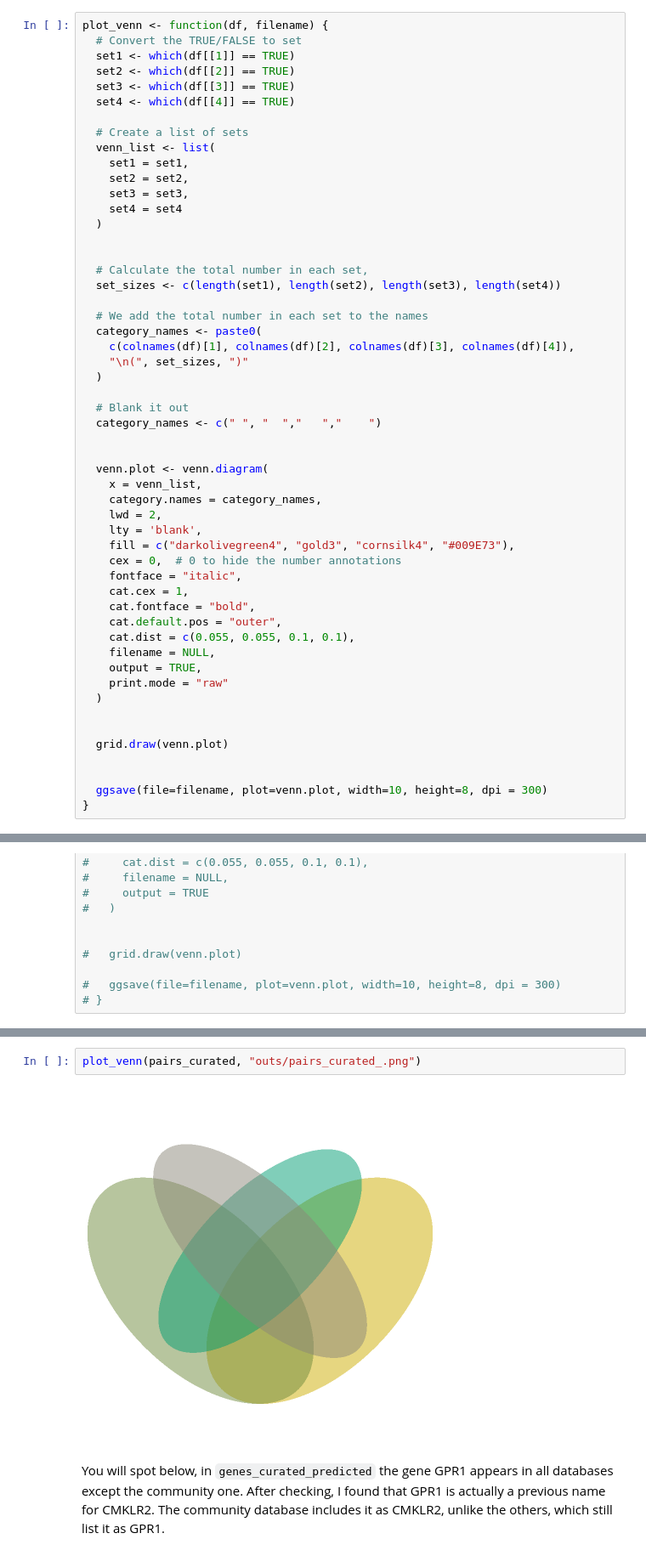
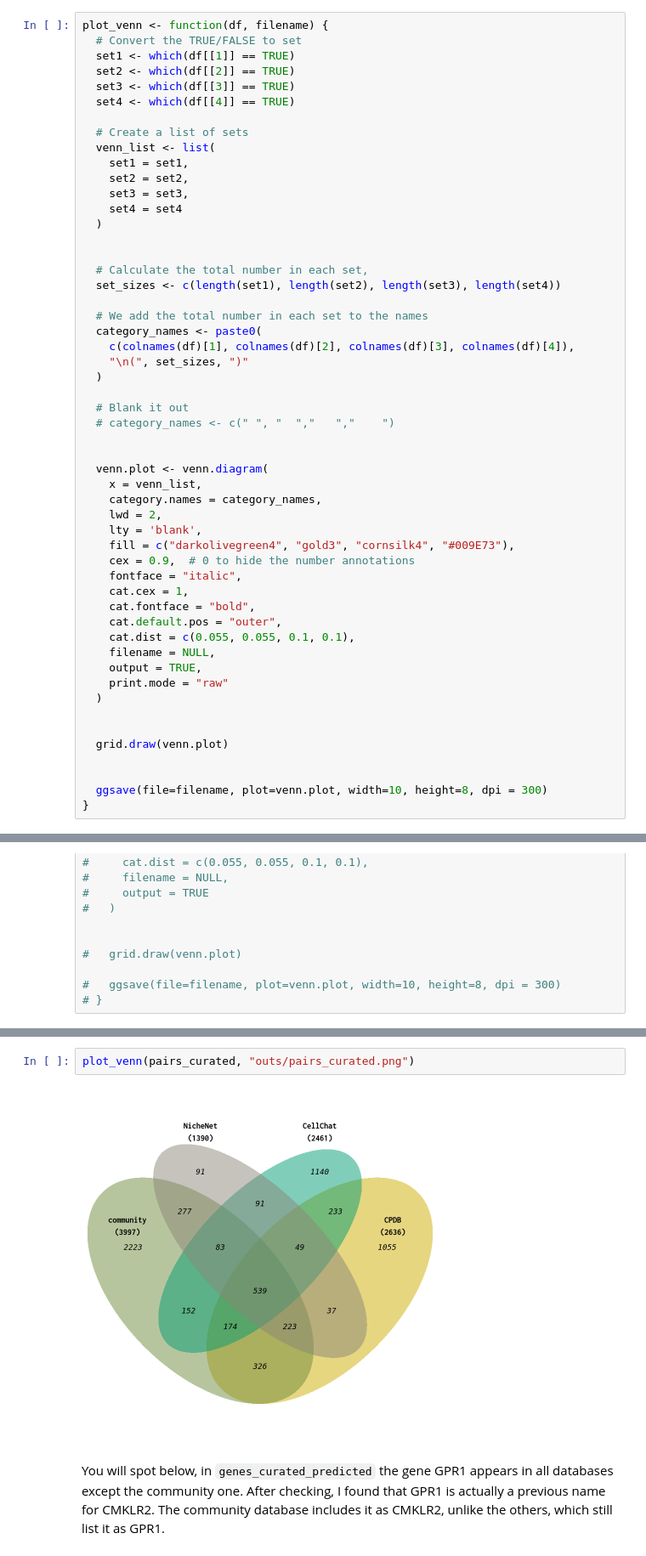
Before and after one commit to colomemaria/community-paper, a Jupyter notebook: src/method_comparison/compare_databases/compare_results/compare_DB.ipynb, the cells around one changed output, grey strips where cells are left out. Shown at 85% size. Drawn from its saved outputs; the diff is of its cells as text.

```diff
--- a/src/method_comparison/compare_databases/compare_results/compare_DB.ipynb
+++ b/src/method_comparison/compare_databases/compare_results/compare_DB.ipynb
@@ -117,7 +117,7 @@ plot_venn <- function(df, filename) {
   )
 
   # Blank it out
-  category_names <- c(" ", "  ","   ","    ")
+  # category_names <- c(" ", "  ","   ","    ")
 
 
   venn.plot <- venn.diagram(
@@ -126,7 +126,7 @@ plot_venn <- function(df, filename) {
     lwd = 2,
     lty = 'blank',
     fill = c("darkolivegreen4", "gold3", "cornsilk4", "#009E73"),
-    cex = 0,  # 0 to hide the number annotations
+    cex = 0.9,  # 0 to hide the number annotations
     fontface = "italic",
     cat.cex = 1,
     cat.fontface = "bold",
@@ -200,7 +222,7 @@ plot_venn(genes_curated, "outs/genes_curated_.png")
 # %%
-plot_venn(pairs_curated, "outs/pairs_curated_.png")
+plot_venn(pairs_curated, "outs/pairs_curated.png")
 # %% [output]
-[figure, old version]
+[figure, new version]
 # %% [markdown]
 You will spot below, in `genes_curated_predicted` the gene GPR1 appears in all databases except the community one. After checking, I found that GPR1 is actually a previous name for CMKLR2. The community database includes it as CMKLR2, unlike the others, which still list it as GPR1.
 # %%
```
Also changed, not shown: parts of 5 cells of this notebook, 27 other files.
